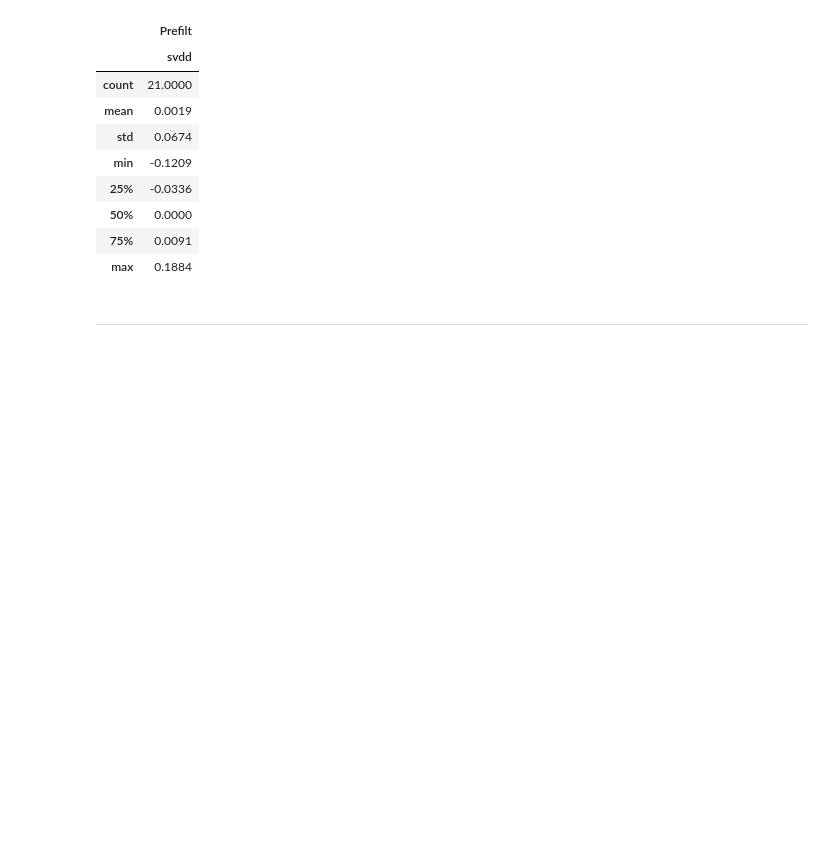
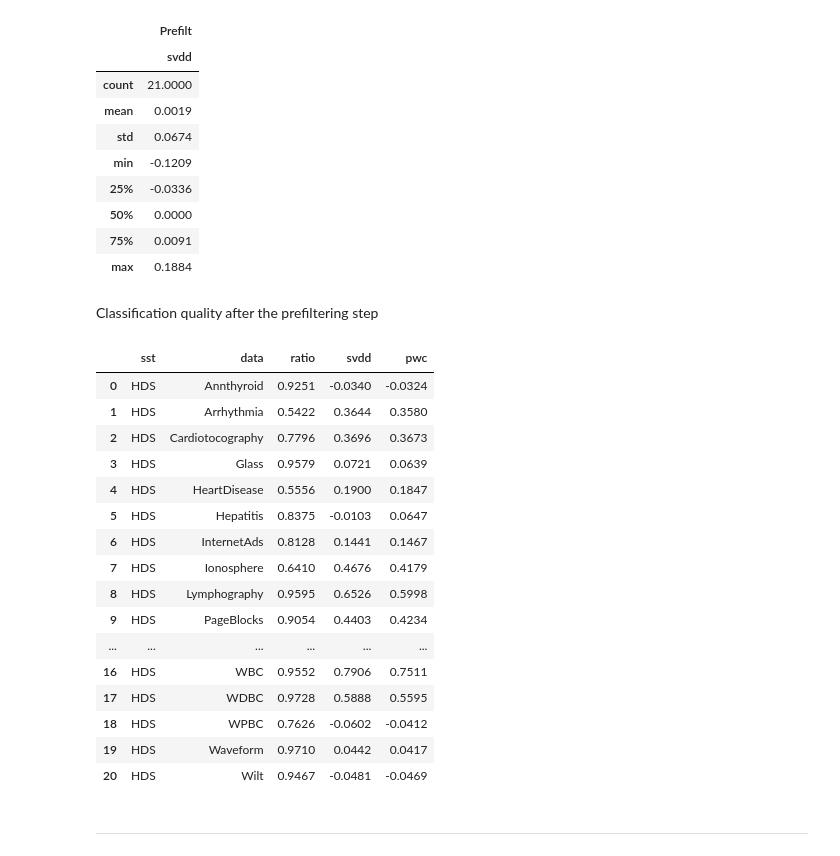
Before and after one commit to englhardt/ocs-evaluation, a Jupyter notebook: notebooks/eval_dami.ipynb, the cells around one changed output. Cells and saved outputs as stored; diff of their text form; code cells hidden in the pictures; blank space fills up the shorter version.

```diff
--- a/notebooks/eval_dami.ipynb
+++ b/notebooks/eval_dami.ipynb
@@ -332,6 +332,30 @@ Quality deviation of RAPID compared to SVDD trained after the pre-filtering.
 | 50% | 0.0000 |
 | 75% | 0.0091 |
 | max | 0.1884 |
+# %% [markdown]
+Classification quality after the prefiltering step
+# %%
+x = df_success.query('sst == "HDS" and scenario == "dami_baseline_prefiltering"').groupby(['sst', 'ss', 'data_set_name']).median()[['sample_ratio', 'svdd_reinit_ROT_C1_mcc', 'pwc_mcc']].reset_index()
+x.columns = ['sst', 'ss', 'data', 'ratio', 'svdd', 'pwc']
+x[['sst', 'data', 'ratio', 'svdd', 'pwc']]
+# %% [output]
+|  | sst | data | ratio | svdd | pwc |
+| 0 | HDS | Annthyroid | 0.9251 | -0.0340 | -0.0324 |
+| 1 | HDS | Arrhythmia | 0.5422 | 0.3644 | 0.3580 |
+| 2 | HDS | Cardiotocography | 0.7796 | 0.3696 | 0.3673 |
+| 3 | HDS | Glass | 0.9579 | 0.0721 | 0.0639 |
+| 4 | HDS | HeartDisease | 0.5556 | 0.1900 | 0.1847 |
+| 5 | HDS | Hepatitis | 0.8375 | -0.0103 | 0.0647 |
+| 6 | HDS | InternetAds | 0.8128 | 0.1441 | 0.1467 |
+| 7 | HDS | Ionosphere | 0.6410 | 0.4676 | 0.4179 |
+| 8 | HDS | Lymphography | 0.9595 | 0.6526 | 0.5998 |
+| 9 | HDS | PageBlocks | 0.9054 | 0.4403 | 0.4234 |
+| ... | ... | ... | ... | ... | ... |
+| 16 | HDS | WBC | 0.9552 | 0.7906 | 0.7511 |
+| 17 | HDS | WDBC | 0.9728 | 0.5888 | 0.5595 |
+| 18 | HDS | WPBC | 0.7626 | -0.0602 | -0.0412 |
+| 19 | HDS | Waveform | 0.9710 | 0.0442 | 0.0417 |
+| 20 | HDS | Wilt | 0.9467 | -0.0481 | -0.0469 |
 # %% [markdown]
 ---
 # %% [markdown]
```
Also changed, not shown: parts of 15 cells of this notebook, 14 other files.
